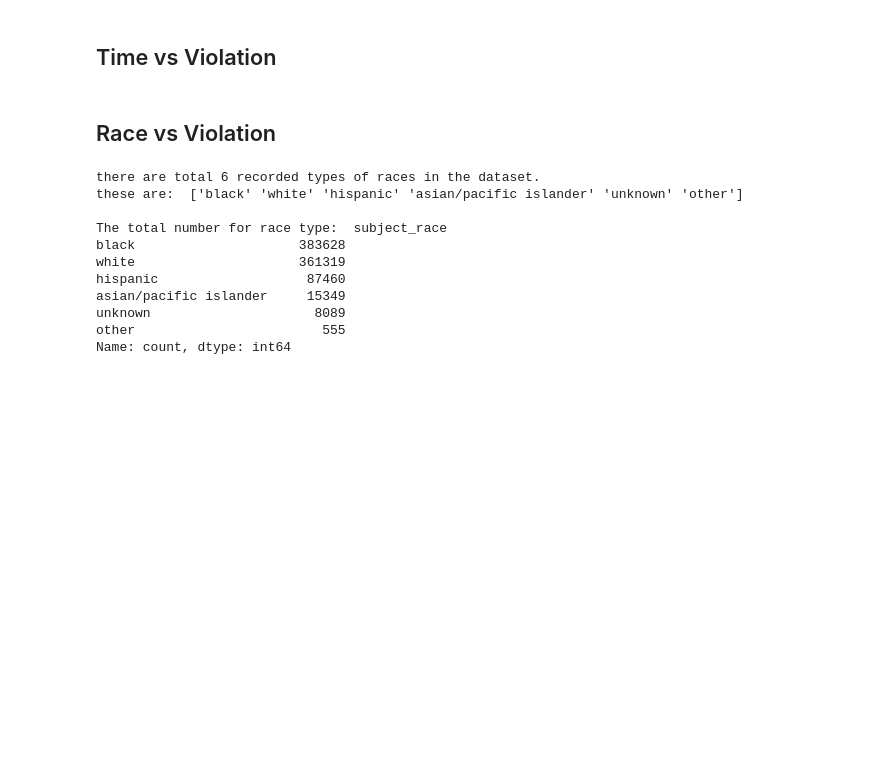
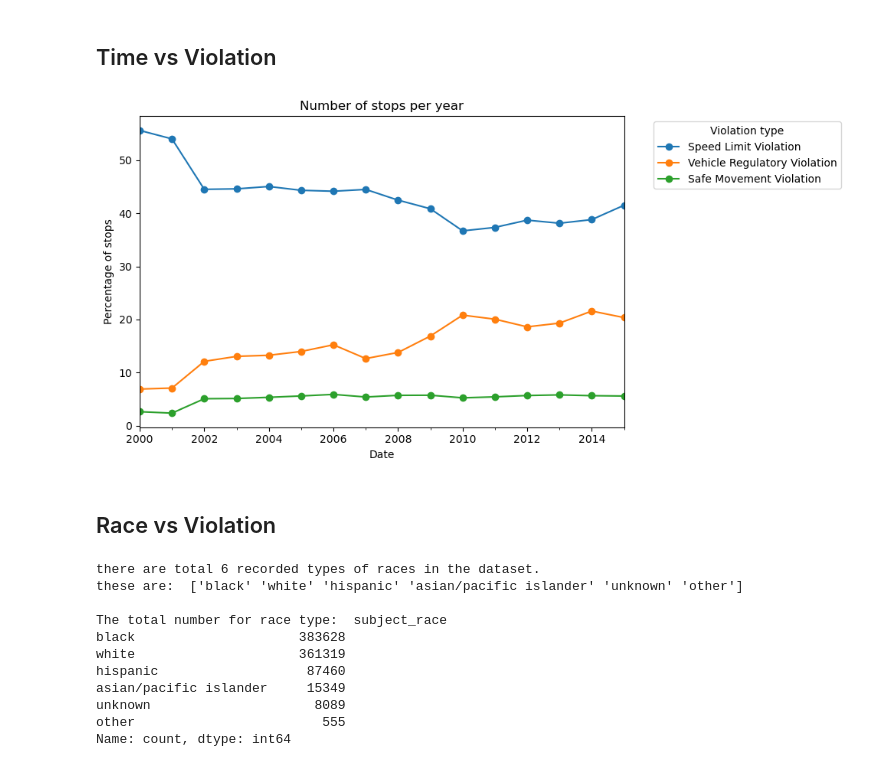
Before and after one commit to manrajghumman/ml-project, a Jupyter notebook: tests.ipynb, the cells around one changed output. Saved outputs shown, nothing was run; the diff lists cells and outputs as text; code cells hidden in the pictures; blank space fills up the shorter version.

```diff
--- a/tests.ipynb
+++ b/tests.ipynb
@@ -258,5 +283,37 @@ plt.show()
 # %% [markdown]
 ## Time vs Violation
+# %%
+stops_per_year_by_violation = (
+    stops
+    .set_index("date_1")
+    .dropna(subset=["reason_for_stop"])
+    .groupby('reason_for_stop')
+    .resample("Y")
+    .size()
+    .unstack(level=0)
+)
+
+# Convert counts to percentages within each year
+stops_per_year_by_violation = (
+    stops_per_year_by_violation
+    .div(stops_per_year_by_violation.sum(axis=1), axis=0)
+    * 100
+)
+
+fig, ax = plt.subplots(figsize=(10, 5))
+stops_per_year_by_violation[selected_reasons].plot(kind="line", marker="o", ax=ax)
+ax.set_xlabel("Date")
+ax.set_ylabel("Percentage of stops")
+ax.set_title("Number of stops per year")
+ax.legend(
+    title="Violation type",
+    bbox_to_anchor=(1.05, 1),
+    loc="upper left"
+)
+plt.tight_layout()
+plt.show()
+# %% [output]
+[figure, added]
 # %% [markdown]
 ## Race vs Violation
 # %%
```
Also changed, not shown: parts of 12 cells of this notebook, 2 other files.
